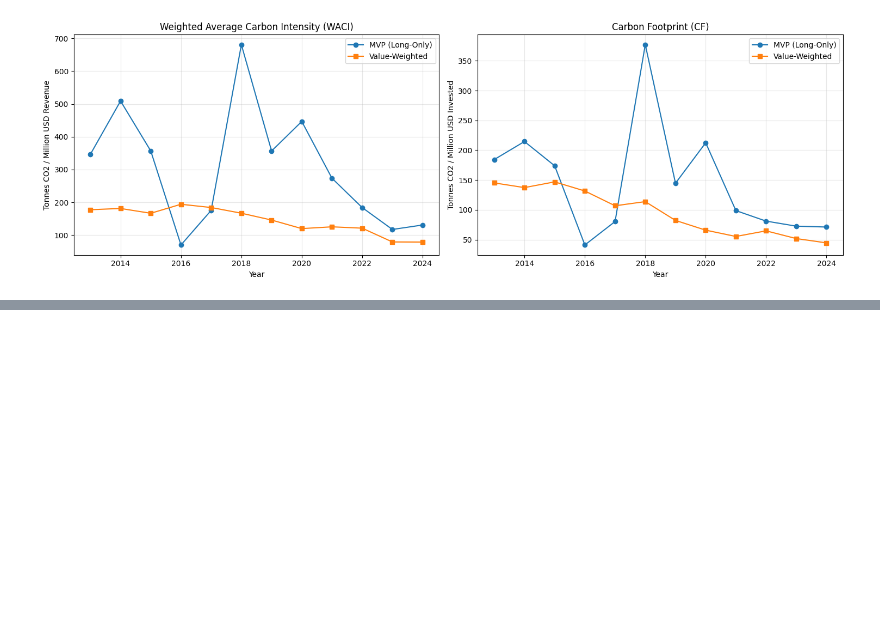
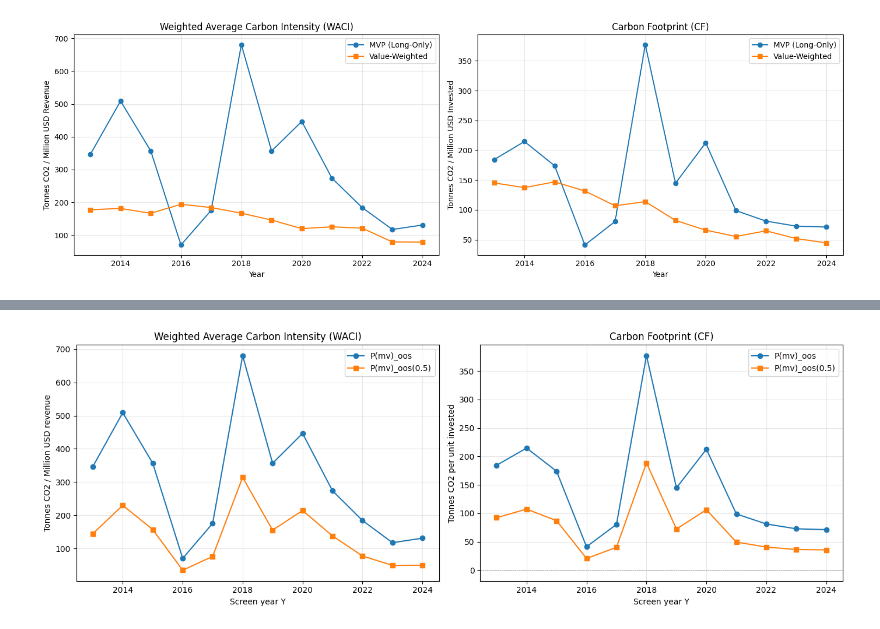
Before and after one commit to Saarujan06/Sustainability-Aware-Asset-Management-Project, a Jupyter notebook: final.ipynb, the cells around one changed output, grey strips where cells are left out. Cells and saved outputs as stored; diff of their text form; code cells hidden in the pictures; blank space fills up the shorter version.

```diff
--- a/final.ipynb
+++ b/final.ipynb
@@ -1478,0 +1831,93 @@ Computing carbon intensity for each year...
+# %%
+# =============================================================================
+# WACI and CF for P(mv)_oos(0.5)
+# =============================================================================
+
+mvp05_waci_by_year = {}
+mvp05_cf_by_year   = {}
+
+for year in range(START_YEAR, END_YEAR + 1):
+    year_str = str(year)
+    yw = mvp05_weights_by_year[mvp05_weights_by_year["screen_year"] == year]
+    if yw.empty:
+        mvp05_waci_by_year[year] = np.nan
+        mvp05_cf_by_year[year]   = np.nan
+        continue
+
+    year_end_cols = [c for c in mv_month_cols if str(year) in c and "-12" in c]
+    year_end_col  = year_end_cols[-1] if year_end_cols else None
+
+    waci = 0.0
+    cf   = 0.0
+    for _, row in yw.iterrows():
+        isin = row["ISIN"]
+        w    = row["weight"]
+
+        # WACI
+        ci   = carbon_intensity_by_year.get(year, {}).get(isin, 0.0)
+        waci += w * ci
+
+        # CF
+        if year_end_col is None:
+            continue
+        co2_val = co2_clean.loc[isin, year_str] if (isin in co2_clean.index and year_str in co2_clean.columns) else np.nan
+        cap_val = mv_by_isin.loc[isin, year_end_col] if isin in mv_by_isin.index else np.nan
+        try:
+            cap_val = float(cap_val)
+        except Exception:
+            cap_val = np.nan
+        if pd.notna(co2_val) and pd.notna(cap_val) and cap_val > 0:
+            cf += (w / cap_val) * co2_val
+
+    mvp05_waci_by_year[year] = waci
+    mvp05_cf_by_year[year]   = cf
+
+# =============================================================================
+# Build comparison table
+# =============================================================================
+
+years = sorted(set(mvp_waci_by_year) & set(mvp05_waci_by_year))
+carbon_compare = pd.DataFrame({
+    "Year":       years,
+    "MVP_WACI":   [mvp_waci_by_year.get(y, np.nan)   for y in years],
+    "MVP05_WACI": [mvp05_waci_by_year.get(y, np.nan) for y in years],
+    "MVP_CF":     [mvp_cf_by_year.get(y, np.nan)     for y in years],
+    "MVP05_CF":   [mvp05_cf_by_year.get(y, np.nan)   for y in years],
+})
+
+carbon_compare["WACI_change_%"] = (
+    (carbon_compare["MVP05_WACI"] - carbon_compare["MVP_WACI"]) / carbon_compare["MVP_WACI"] * 100
+)
+carbon_compare["CF_change_%"] = (
+    (carbon_compare["MVP05_CF"] - carbon_compare["MVP_CF"]) / carbon_compare["MVP_CF"] * 100
+)
+
+print("Carbon comparison: P(mv)_oos vs P(mv)_oos(0.5)")
+print(carbon_compare.round(4).to_string(index=False))
+carbon_compare.to_csv(OUT_DIR / "mvp_vs_mvp05_carbon.csv", index=False)
+
+# =============================================================================
+# Plot WACI and CF
+# =============================================================================
+
+fig, (ax1, ax2) = plt.subplots(1, 2, figsize=(14, 5))
+
+ax1.plot(carbon_compare["Year"], carbon_compare["MVP_WACI"],   marker="o", label="P(mv)_oos")
+ax1.plot(carbon_compare["Year"], carbon_compare["MVP05_WACI"], marker="s", label="P(mv)_oos(0.5)")
+ax1.set_title("Weighted Average Carbon Intensity (WACI)")
+ax1.set_ylabel("Tonnes CO2 / Million USD revenue")
+ax1.set_xlabel("Screen year Y")
+ax1.legend(); ax1.grid(True, alpha=0.3)
+
+ax2.plot(carbon_compare["Year"], carbon_compare["MVP_CF"],   marker="o", label="P(mv)_oos")
+ax2.plot(carbon_compare["Year"], carbon_compare["MVP05_CF"], marker="s", label="P(mv)_oos(0.5)")
+ax2.axhline(0.0, color="grey", linestyle="--", linewidth=0.5)
+ax2.set_title("Carbon Footprint (CF)")
+ax2.set_ylabel("Tonnes CO2 per unit invested")
+ax2.set_xlabel("Screen year Y")
+ax2.legend(); ax2.grid(True, alpha=0.3)
+
+plt.tight_layout()
+fig.savefig(OUT_DIR / "mvp_vs_mvp05_carbon_plot.png", dpi=300, bbox_inches="tight")
+plt.show()
+# %% [output]
@@ -1478,0 +1938 @@ Computing carbon intensity for each year...
+[figure, added]
```
Also changed, not shown: parts of 8 cells of this notebook, 2 other files.
